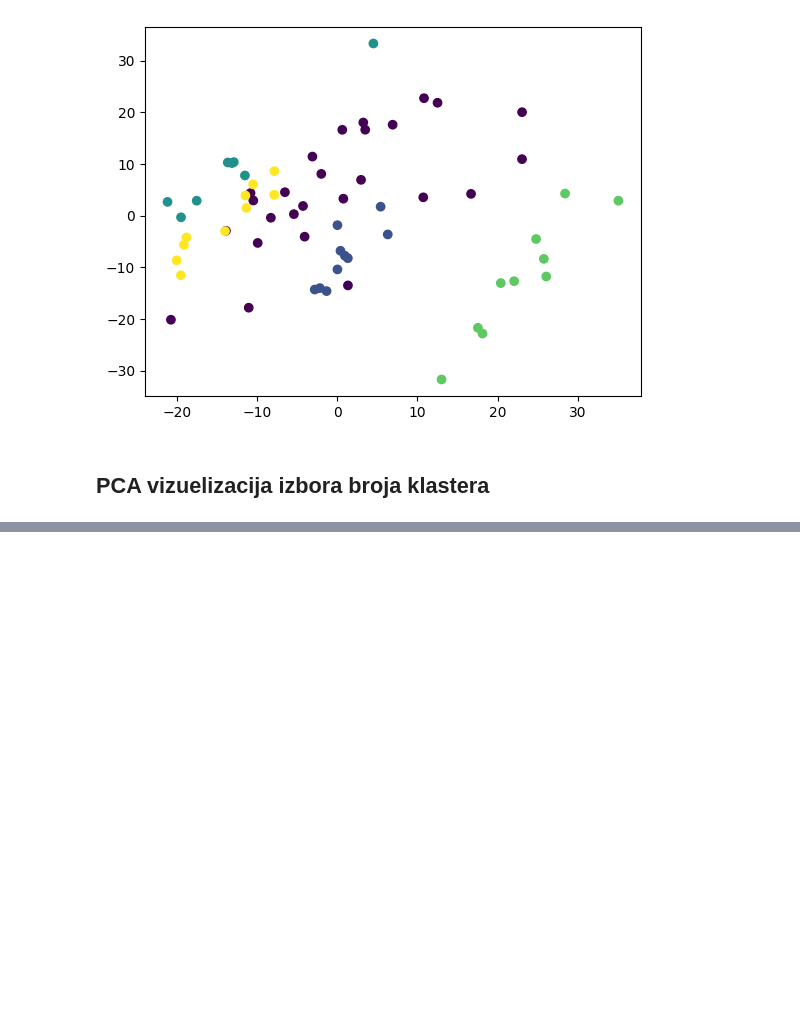
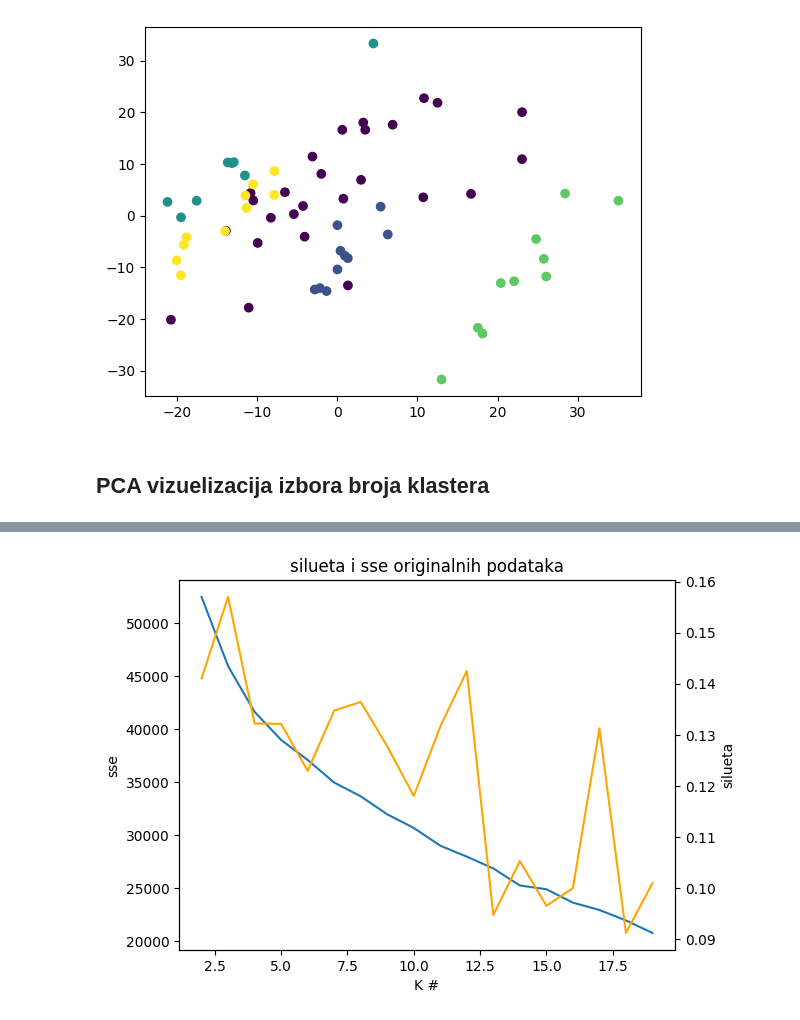
Before and after one commit to MATF-istrazivanje-podataka-1/2023_Data_Mining_Leukemia_Dataset, a Jupyter notebook: klasterovanje/KMeans.ipynb, the cells around one changed output, grey strips where cells are left out. Cells and saved outputs as stored; diff of their text form; code cells hidden in the pictures; blank space fills up the shorter version.

```diff
--- a/klasterovanje/KMeans.ipynb
+++ b/klasterovanje/KMeans.ipynb
@@ -112,0 +117,31 @@ plt.show()
+# %%
+sses = []
+siluete = []
+ssesPCA = []
+siluetePCA = []
+# %%
+for k in range(2,20):
+    KSredina = KMeans(n_clusters = k)
+    KSredina.fit(X)
+    KSredinaPCA = KMeans(n_clusters = k)
+    KSredinaPCA.fit(x)
+
+    sses.append(KSredina.inertia_)
+    siluete.append(silhouette_score(x, KSredina.labels_))
+    ssesPCA.append(KSredinaPCA.inertia_)
+    siluetePCA.append(silhouette_score(x, KSredinaPCA.labels_))
+# %%
+xs = [*range(2, 20)]
+
+fig,ax = plt.subplots()
+ax.plot(xs, sses)
+ax.set_xlabel("K #")
+ax.set_ylabel("sse")
+
+ax2=ax.twinx()
+ax2.plot(xs, siluete, c = 'orange')
+ax2.set_ylabel("silueta")
+plt.title("silueta i sse originalnih podataka")
+plt.show()
+# %% [output]
+[figure, added]
```
Also changed, not shown: parts of 6 cells of this notebook, 2 other files.
